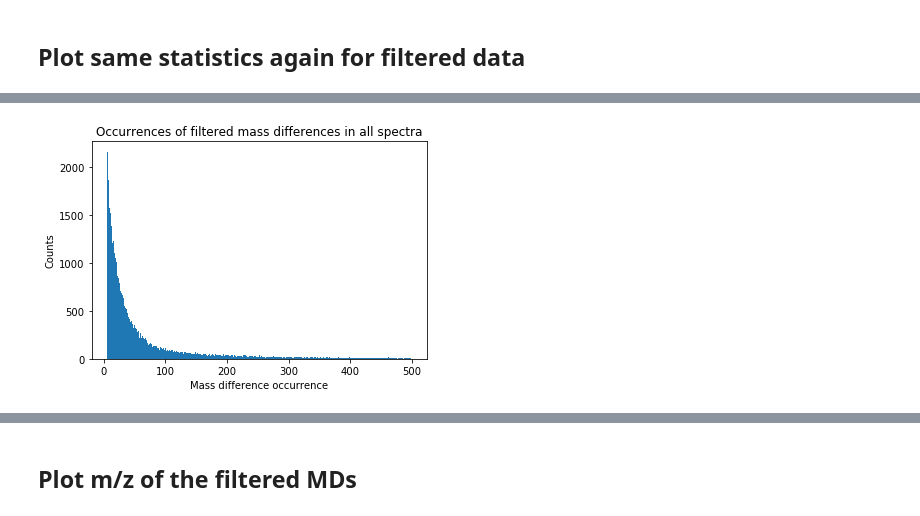
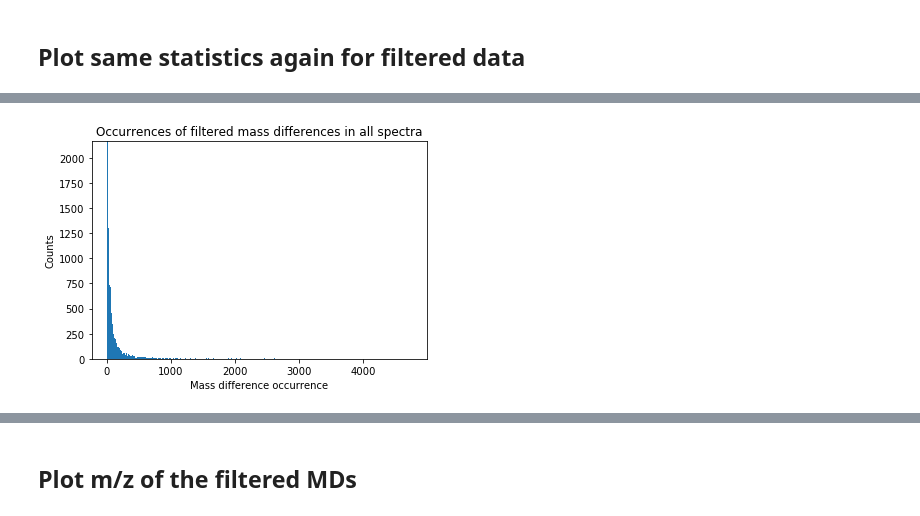
Before and after one commit to louwenjjr/ms2_mass_differences, a Jupyter notebook: notebooks/1-mass_differences_documents_preparation.ipynb, the cells around one changed output, grey strips where cells are left out. Drawn from its saved outputs; the diff is of its cells as text; code cells hidden in the pictures.

```diff
--- a/notebooks/1-mass_differences_documents_preparation.ipynb
+++ b/notebooks/1-mass_differences_documents_preparation.ipynb
@@ -544,15 +569,16 @@ md_spectrum_occurrences_filtered['157.02']
 # %%
 from collections import Counter
 # summarise all occurrences filtered
 occurrence_counts_filtered = Counter(occurrences_filtered)
 plt.subplots(0)
-plt.hist(occurrences_filtered, bins = 500-5)
+plt.hist(occurrences_filtered, bins = len(set(occurrence_counts_filtered)))
 plt.title("Occurrences of filtered mass differences in all spectra")
 plt.xlabel("Mass difference occurrence")
 plt.ylabel("Counts")
+plt.ylim(0, max(occurrence_counts_filtered.values()))
 plt.show()
 # %% [output]
-[figure, old version]
+[figure, new version]
 # %%
 occurrence_counts_filtered.most_common()
 # %% [output]
```
Also changed, not shown: parts of 29 cells of this notebook, 1 other file.
